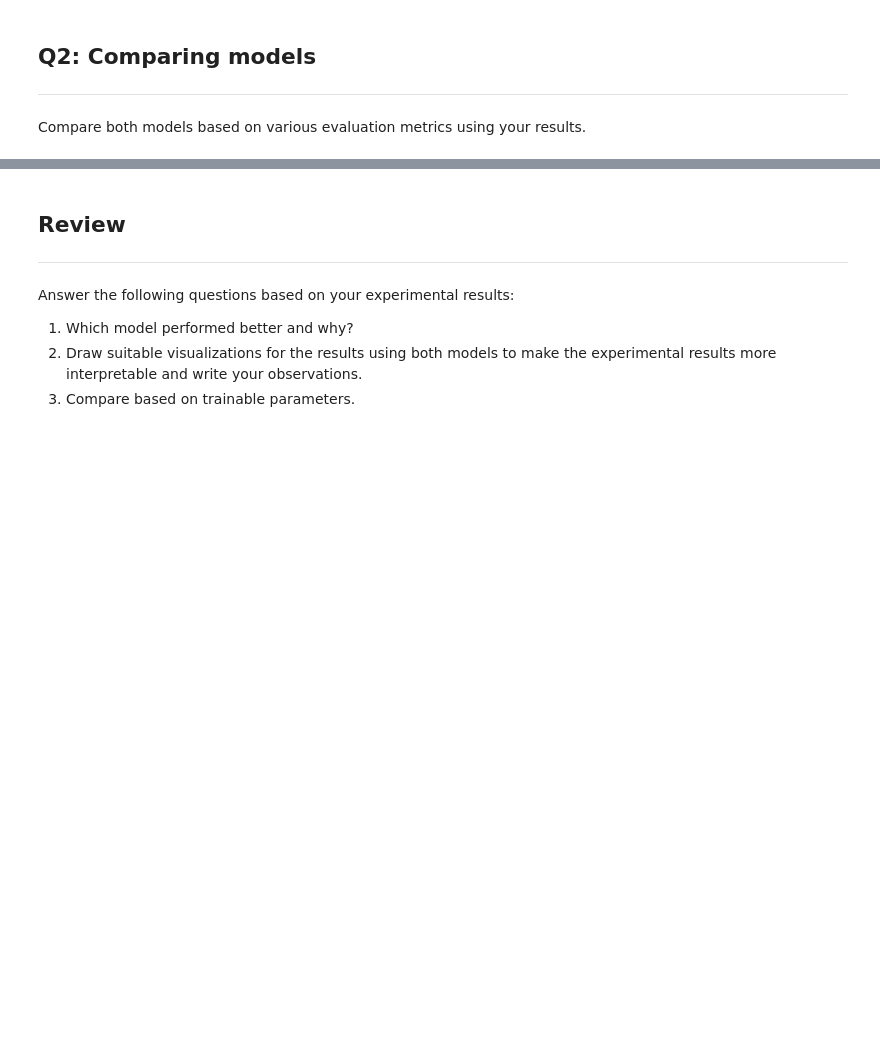
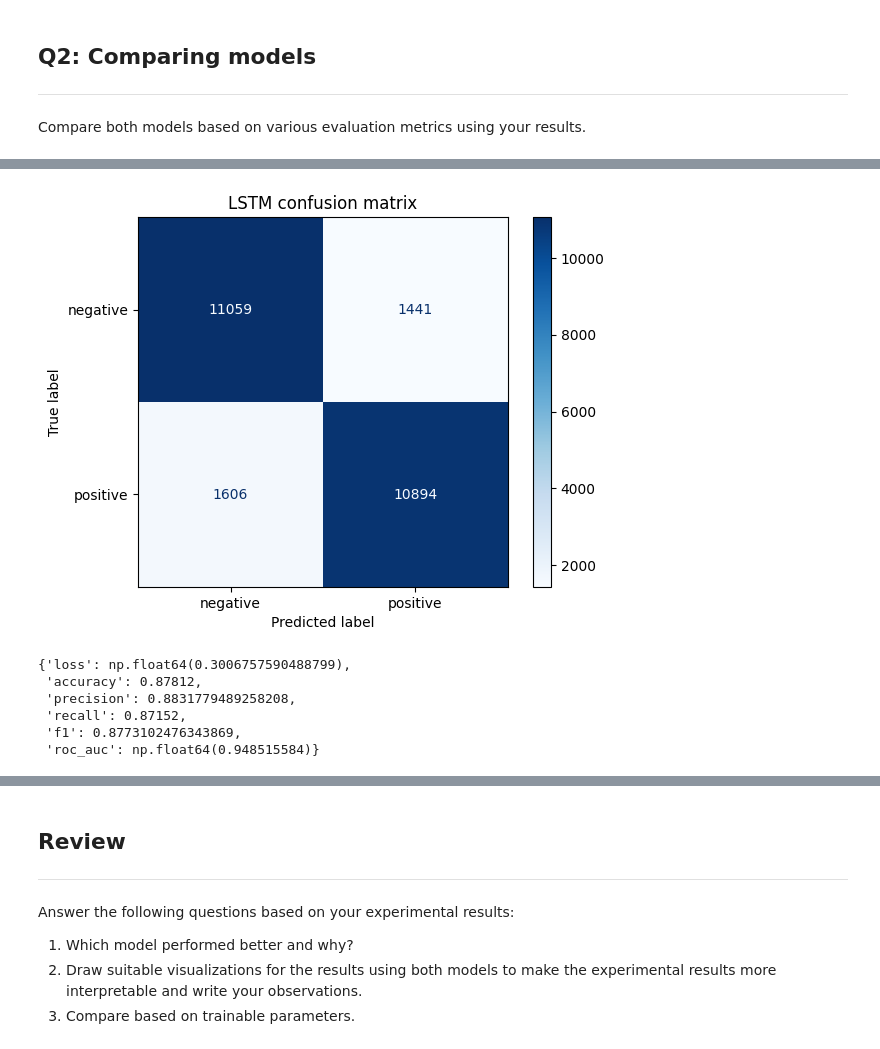
Before and after one commit to ikabrain/UCS772-CV-NLP-Lab, a Jupyter notebook: NLP_assign5/NLP_assign5.ipynb, the cells around one changed output, grey strips where cells are left out. Drawn from its saved outputs; the diff is of its cells as text; code cells hidden in the pictures; blank space fills up the shorter version.

```diff
--- a/NLP_assign5/NLP_assign5.ipynb
+++ b/NLP_assign5/NLP_assign5.ipynb
@@ -828,2 +874,12 @@ Compare both models based on various evaluation metrics using your results.
 # %%
-# TODO: Evaluation metrics of lstm_model on test data
+# Evaluation metrics of lstm_model on test data
+lstm_metrics = evaluate(y_test, lstm_prob, title="LSTM")
+lstm_metrics
+# %% [output]
+[figure, added]
+{'loss': np.float64(0.3006757590488799),
+ 'accuracy': 0.87812,
+ 'precision': 0.8831779489258208,
+ 'recall': 0.87152,
+ 'f1': 0.8773102476343869,
+ 'roc_auc': np.float64(0.948515584)}
```
Also changed, not shown: parts of 18 cells of this notebook.
